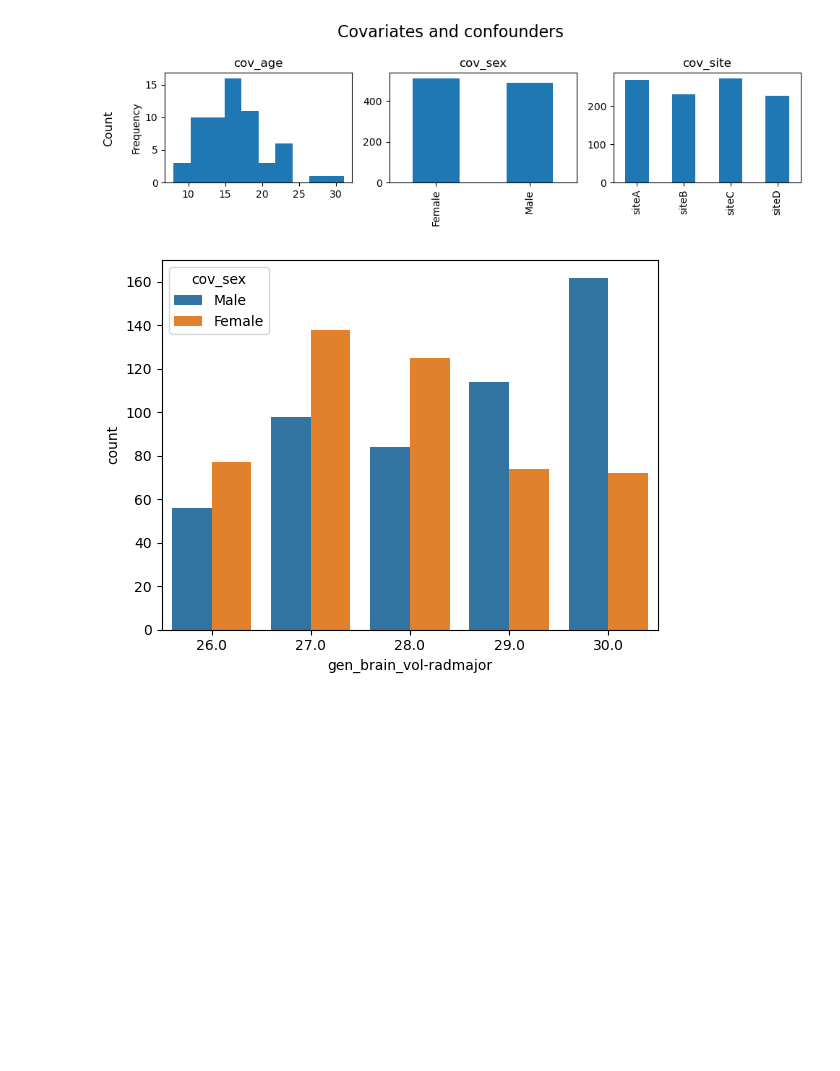
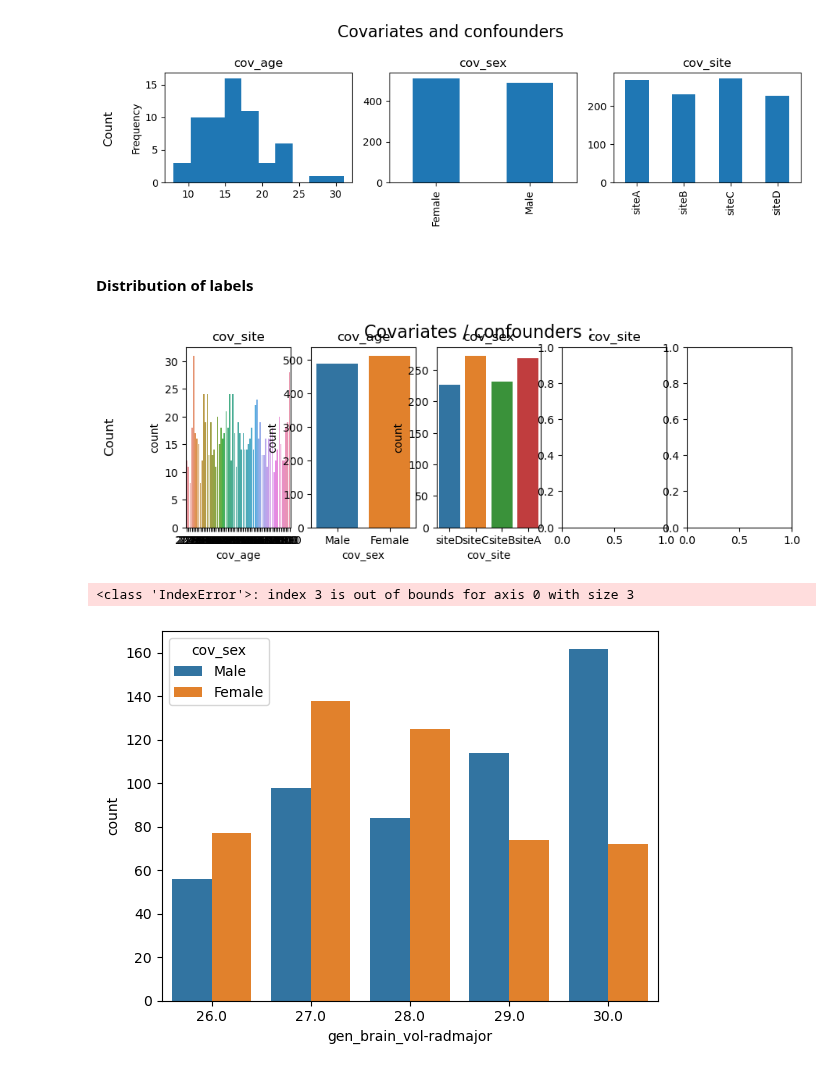
Before and after one commit to RoshanRane/toybrains, a Jupyter notebook: create_toybrains.ipynb, the cells around one changed output. Drawn from its saved outputs; the diff is of its cells as text; code cells hidden in the pictures; blank space fills up the shorter version.

```diff
--- a/create_toybrains.ipynb
+++ b/create_toybrains.ipynb
@@ -108,6 +108,15 @@ plt.tight_layout()
 plt.show()
 # %% [output]
 [figure]
+# %% [markdown]
+#### Distribution of labels
+# %%
+# get all column names starting with 'gen_'
+plot_col_dists(df.filter(regex='^lbl_'), title="Covariates / confounders :")
+plt.show()
+# %% [output]
+[figure, added]
+<class 'IndexError'>: index 3 is out of bounds for axis 0 with size 3
 # %%
 sns.countplot(data=df, x="gen_brain_vol-radmajor", hue="cov_sex")
 plt.show()
```
Also changed, not shown: parts of 5 cells of this notebook, 1 other file.
